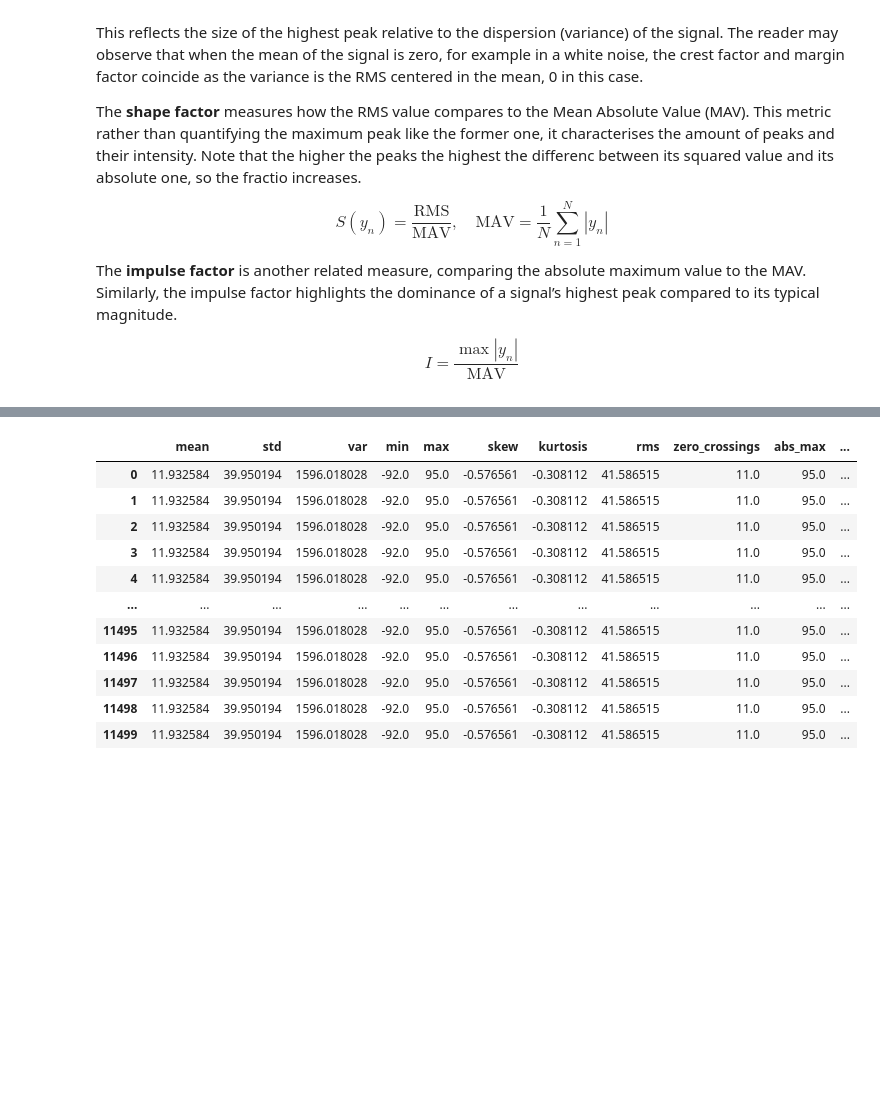
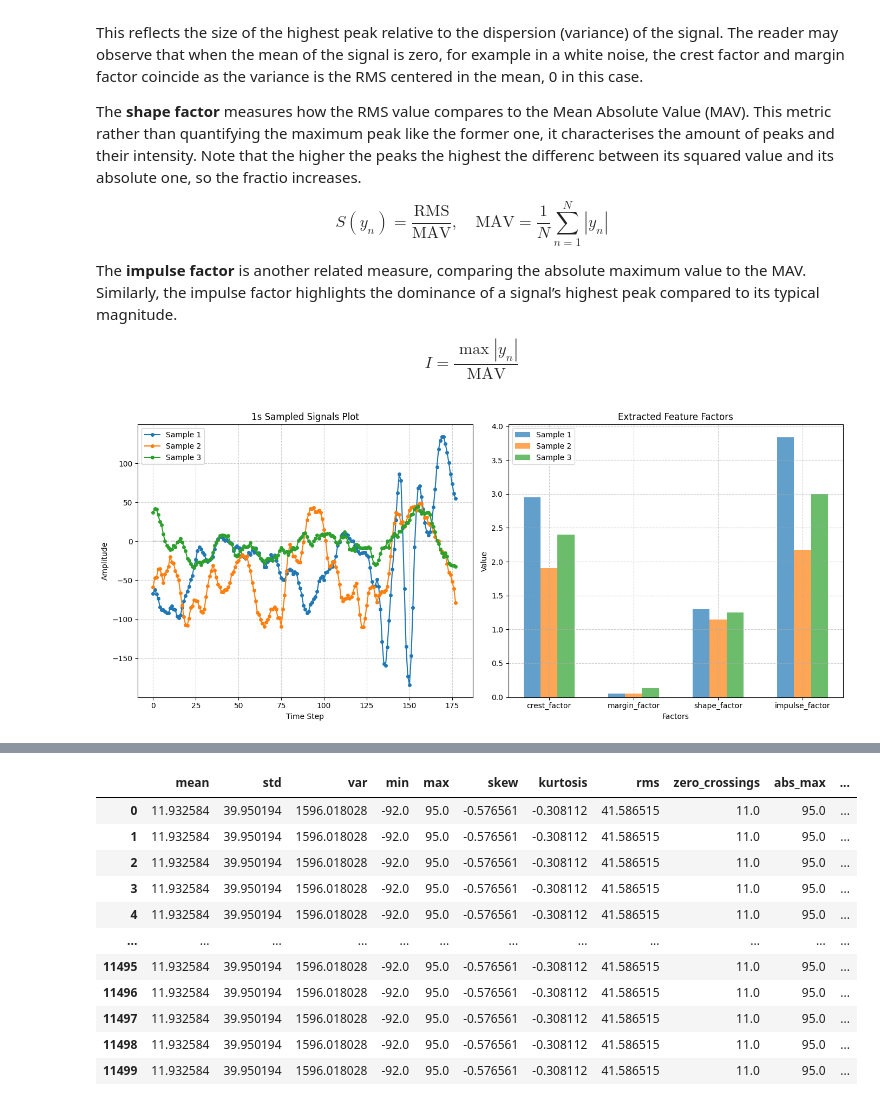
Before and after one commit to xterm99/kaggle-epileptic-seizure-recognition, a Jupyter notebook: 1_feature_engineering.ipynb, the cells around one changed output, grey strips where cells are left out. Saved outputs shown, nothing was run; the diff lists cells and outputs as text; code cells hidden in the pictures; blank space fills up the shorter version.

```diff
--- a/1_feature_engineering.ipynb
+++ b/1_feature_engineering.ipynb
@@ -70,7 +74,8 @@ plt.show()
 # %% [markdown]
 This graph is called the `time-domain` signal and shows how the amplitude of the signal changes over time. From this graph we will extract some standard statistics that will help characterise the signal. We explain the less common ones below.
 # %%
-def extract_time_domain_features(row: pd.Series) -> pd.Series:
+# Function to extract time-domain features
+def extract_time_domain_features(signal: np.ndarray) -> pd.Series:
     features = {}
 
     # Basic Statistics
@@ -123,3 +128,49 @@ The **impulse factor** is another related measure, comparing the absolute maximu
 $$
 I = \frac{\max |y_n|}{\text{MAV}}
 $$
+# %%
+# Extract sample signals
+signals = X.sample(3, random_state=78).values  # Extract 3 samples
+feature_list = [extract_time_domain_features(signal) for signal in signals]
+
+# Create the plots
+fig, axes = plt.subplots(1, 2, figsize=(14, 6))
+colors = ['#1f77b4', '#ff7f0e', '#2ca02c']  # Blue, Orange, Green
+
+for i, signal in enumerate(signals):
+    axes[0].plot(
+        np.arange(len(signal)),
+        signal,
+        marker="o",
+        linestyle="-",
+        markersize=4,
+        label=f"Sample {i+1}",
+        color=colors[i]
+    )
+axes[0].set_xlabel("Time Step")
+axes[0].set_ylabel("Amplitude")
+axes[0].set_title("1s Sampled Signals Plot")
+axes[0].hlines(0, 0, len(signal), linestyles="dashed", colors="gray", alpha=0.3)
+axes[0].grid(True, linestyle="--", alpha=0.6)
+axes[0].legend()
+
+# Plot the histogram of extracted factors
+factor_keys = ["crest_factor", "margin_factor", "shape_factor", "impulse_factor"]
+bar_width = 0.2
+x_indexes = np.arange(len(factor_keys))
+
+for i, features in enumerate(feature_list):
+    axes[1].bar(x_indexes + i * bar_width, [features[key] for key in factor_keys], width=bar_width, label=f"Sample {i+1}", alpha=0.7, color=colors[i])
+
+axes[1].set_xticks(x_indexes + bar_width)
+axes[1].set_xticklabels(factor_keys)
+axes[1].set_xlabel("Factors")
+axes[1].set_ylabel("Value")
+axes[1].set_title("Extracted Feature Factors")
+axes[1].grid(True, linestyle="--", alpha=0.6)
+axes[1].legend()
+
+plt.tight_layout()
+plt.show()
+# %% [output]
+[figure, added]
```
Also changed, not shown: parts of 7 cells of this notebook.
